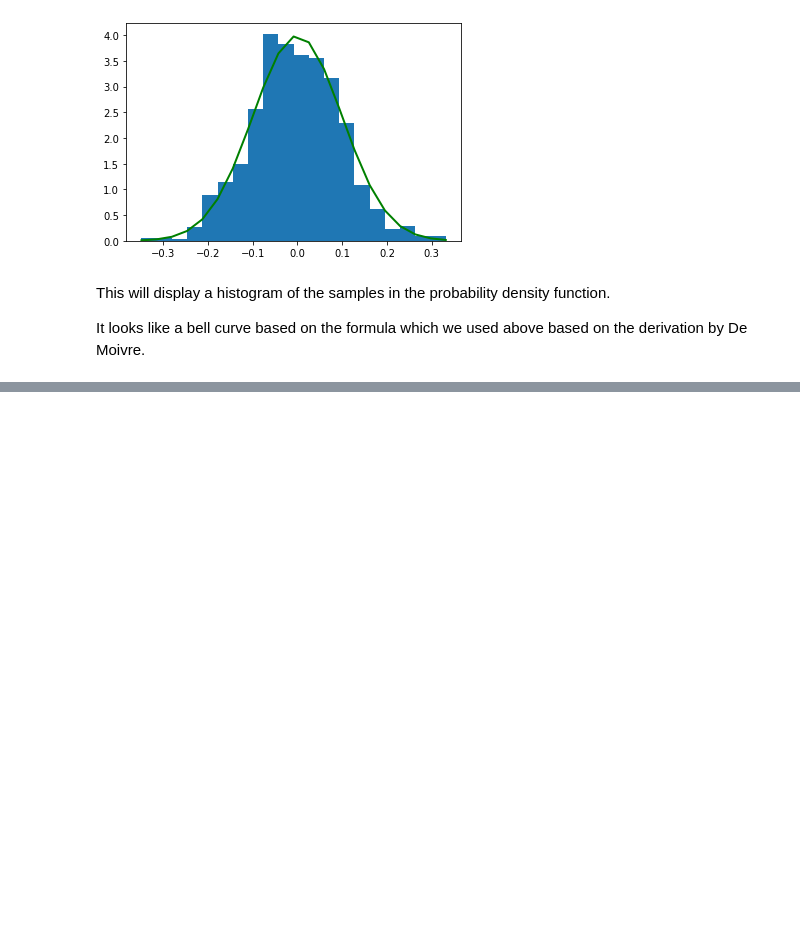
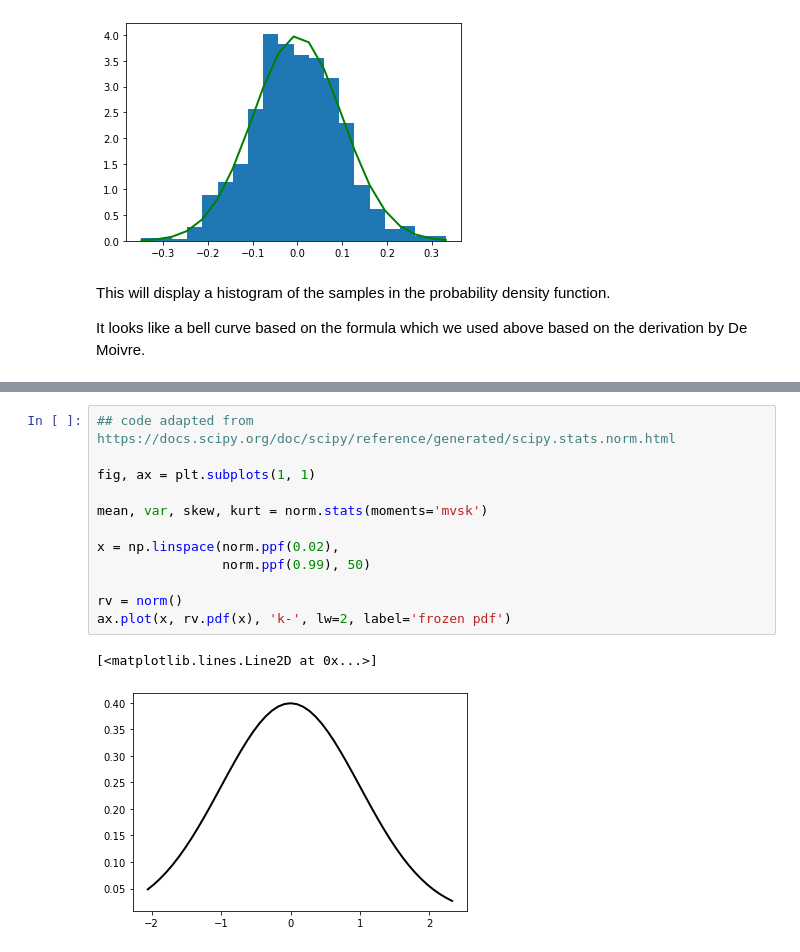
Before and after one commit to KenLin765/funddata-assessment, a Jupyter notebook: normal-distribution.ipynb, the cells around one changed output, grey strips where cells are left out. Cells and saved outputs as stored; diff of their text form; blank space fills up the shorter version.

```diff
--- a/normal-distribution.ipynb
+++ b/normal-distribution.ipynb
@@ -72,0 +109,15 @@ It looks like a bell curve based on the formula which we used above based on the
+# %%
+## code adapted from https://docs.scipy.org/doc/scipy/reference/generated/scipy.stats.norm.html
+
+fig, ax = plt.subplots(1, 1)
+
+mean, var, skew, kurt = norm.stats(moments='mvsk')
+
+x = np.linspace(norm.ppf(0.02),
+                norm.ppf(0.99), 50)
+
+rv = norm()
+ax.plot(x, rv.pdf(x), 'k-', lw=2, label='frozen pdf')
+# %% [output]
+[<matplotlib.lines.Line2D at 0x...>]
+[figure, added]
```
Also changed, not shown: parts of 7 cells of this notebook.
